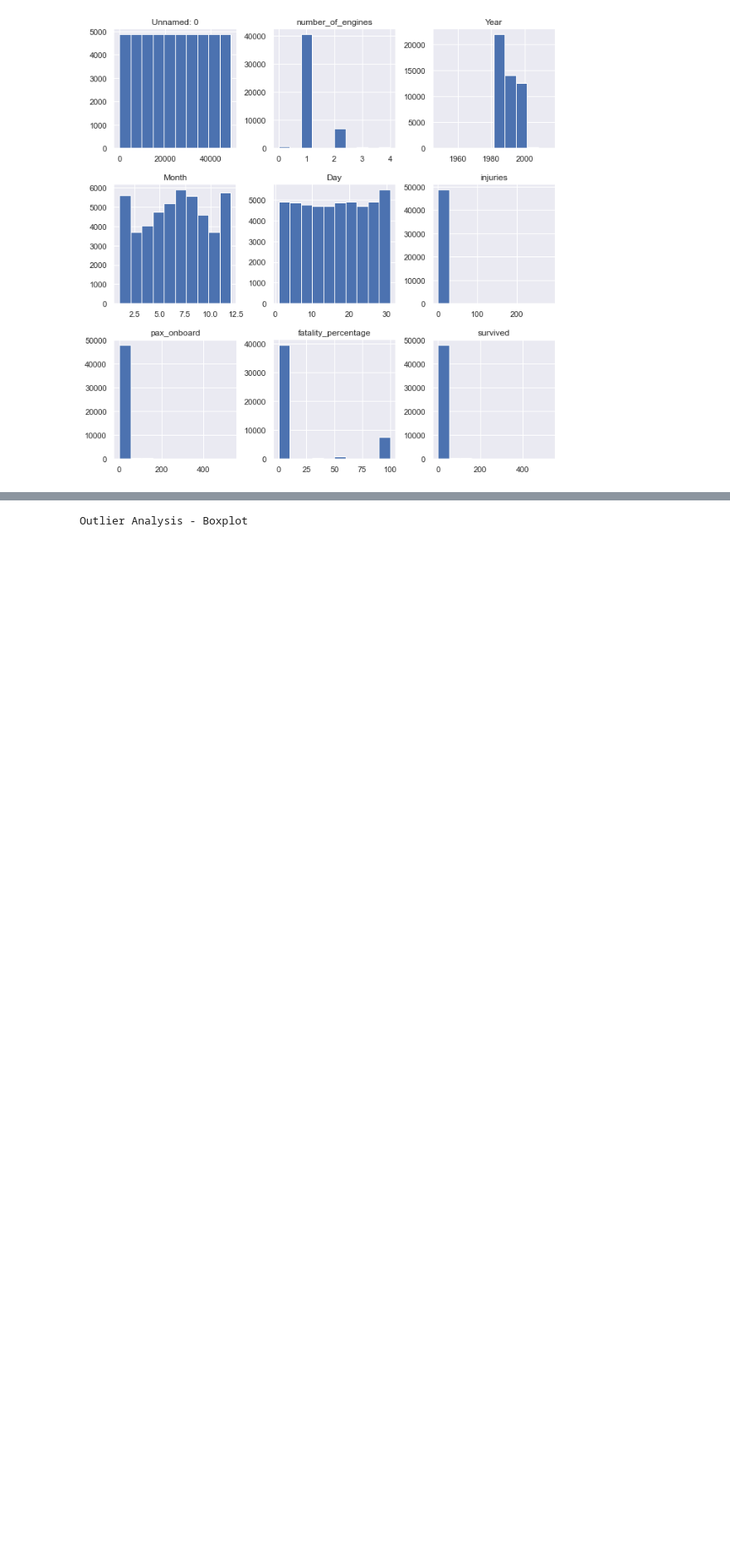
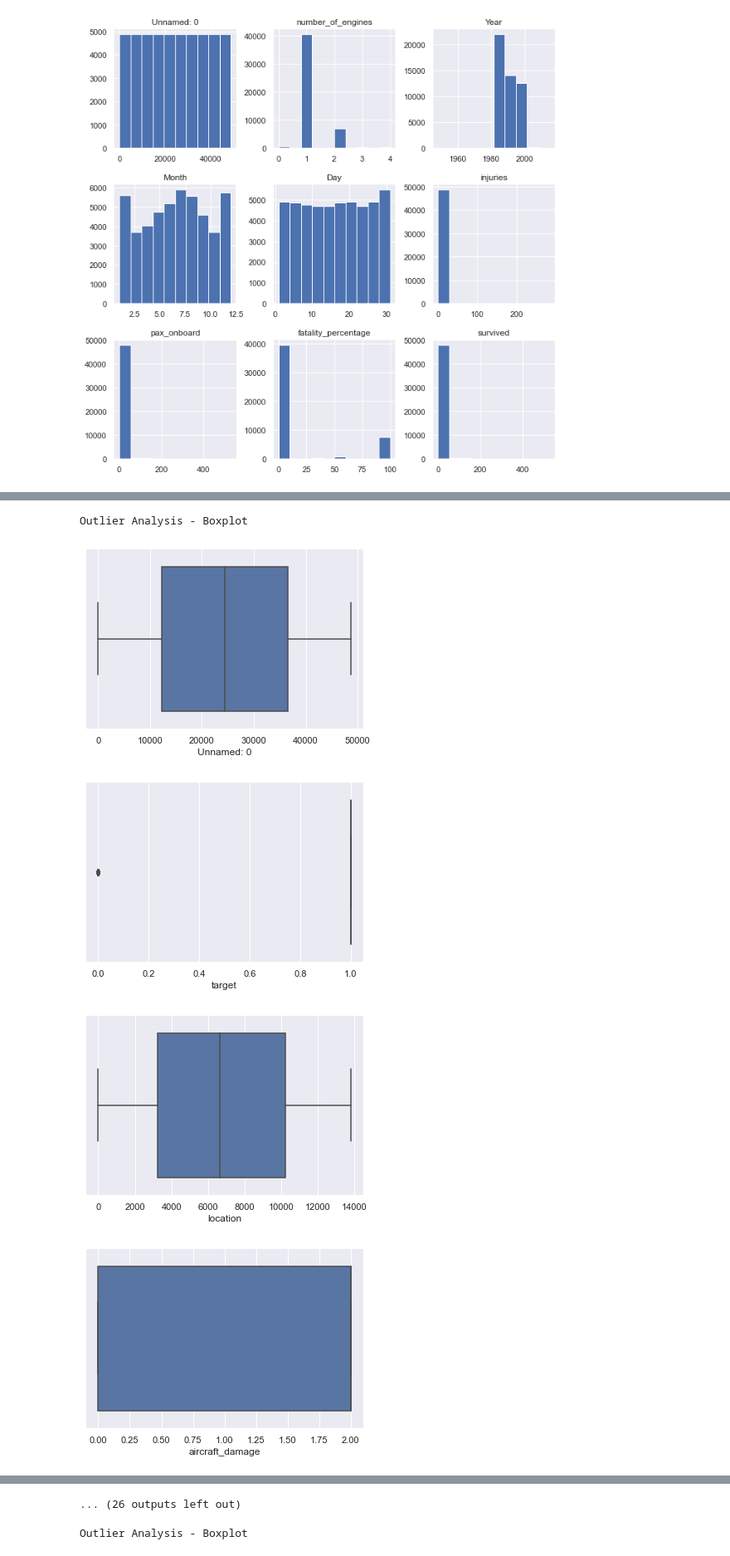
Before and after one commit to reynoso811/ML_Aviation_Safety, a Jupyter notebook: notebooks/visualizations.ipynb, the cells around one changed output, grey strips where cells are left out. Shown at 83% size. Drawn from its saved outputs; the diff is of its cells as text; code cells hidden in the pictures; blank space fills up the shorter version.

```diff
--- a/notebooks/visualizations.ipynb
+++ b/notebooks/visualizations.ipynb
@@ -78,2 +104,10 @@ plt.show()
 # %%
 #Up to 300 passengers survived and about 550 didn’t, in other words the survival rate (or the population mean) is 38%.
+# %%
+eda_num(data_3)
+# %% [output]
+Outlier Analysis - Boxplot
+[figure, added]
+[figure, added]
+[figure, added]
+[figure, added]
@@ -80,3 +121,4 @@ plt.show()
+... (26 outputs left out)
 # %%
 eda_num(data_2)
 # %% [output]
```
Also changed, not shown: parts of 18 cells of this notebook, 2 other files.
